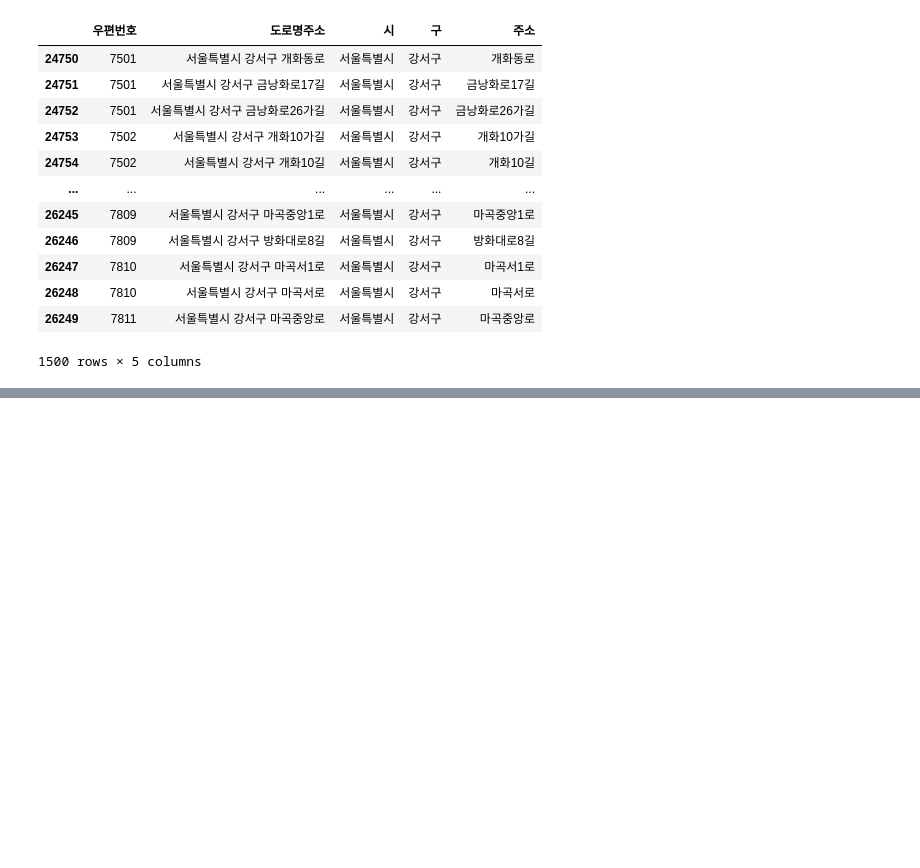
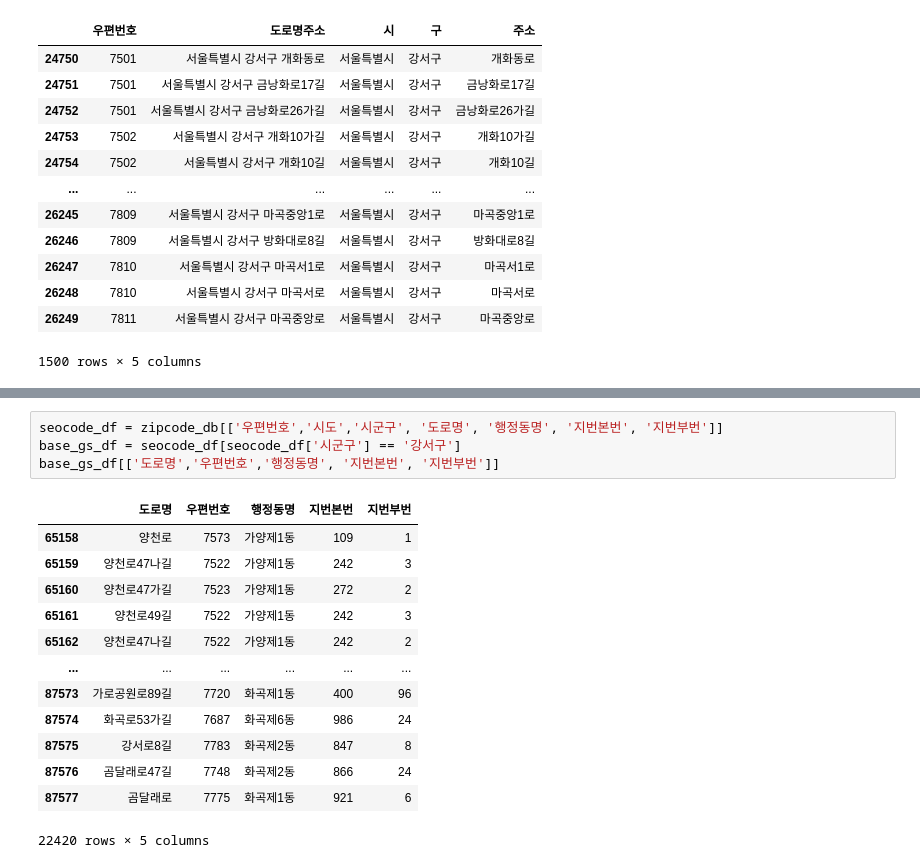
Before and after one commit to davin0130/davin0130, a Jupyter notebook: TeamProject/2023_공모전/강서구 빅데이터 불법주정차 데이터.ipynb, the cells around one changed output, grey strips where cells are left out. Cells and saved outputs as stored; diff of their text form; blank space fills up the shorter version.

```diff
--- a/TeamProject/2023_공모전/강서구 빅데이터 불법주정차 데이터.ipynb
+++ b/TeamProject/2023_공모전/강서구 빅데이터 불법주정차 데이터.ipynb
@@ -303,0 +415,18 @@ gangseo_doro_df
+# %%
+seocode_df = zipcode_db[['우편번호','시도','시군구', '도로명', '행정동명', '지번본번', '지번부번']]
+base_gs_df = seocode_df[seocode_df['시군구'] == '강서구']
+base_gs_df[['도로명','우편번호','행정동명', '지번본번', '지번부번']]
+# %% [output]
+|  | 도로명 | 우편번호 | 행정동명 | 지번본번 | 지번부번 |
+| 65158 | 양천로 | 7573 | 가양제1동 | 109 | 1 |
+| 65159 | 양천로47나길 | 7522 | 가양제1동 | 242 | 3 |
+| 65160 | 양천로47가길 | 7523 | 가양제1동 | 272 | 2 |
+| 65161 | 양천로49길 | 7522 | 가양제1동 | 242 | 3 |
+| 65162 | 양천로47나길 | 7522 | 가양제1동 | 242 | 2 |
+| ... | ... | ... | ... | ... | ... |
+| 87573 | 가로공원로89길 | 7720 | 화곡제1동 | 400 | 96 |
+| 87574 | 화곡로53가길 | 7687 | 화곡제6동 | 986 | 24 |
+| 87575 | 강서로8길 | 7783 | 화곡제2동 | 847 | 8 |
+| 87576 | 곰달래로47길 | 7748 | 화곡제2동 | 866 | 24 |
+| 87577 | 곰달래로 | 7775 | 화곡제1동 | 921 | 6 |
+22420 rows × 5 columns
```
Also changed, not shown: parts of 12 cells of this notebook, 1 other file.
